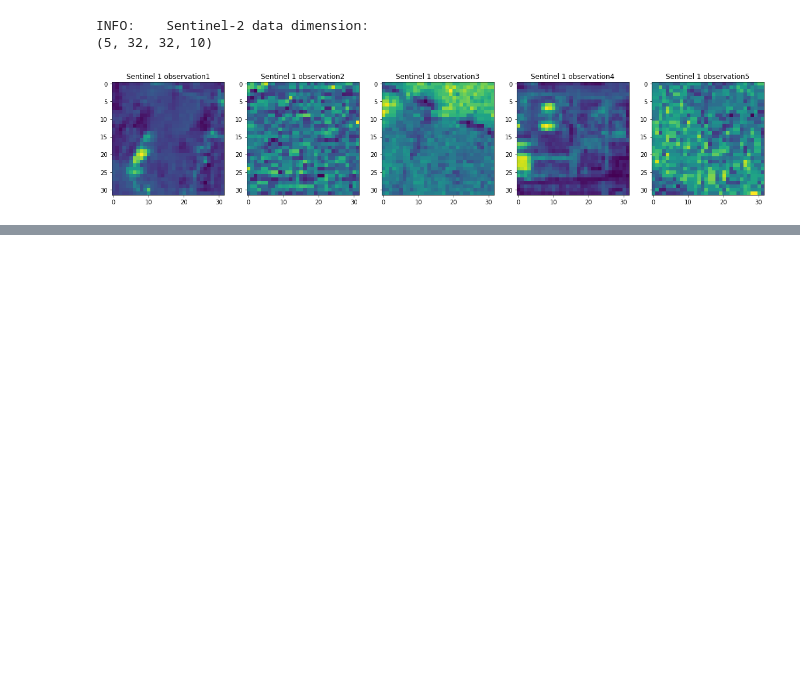
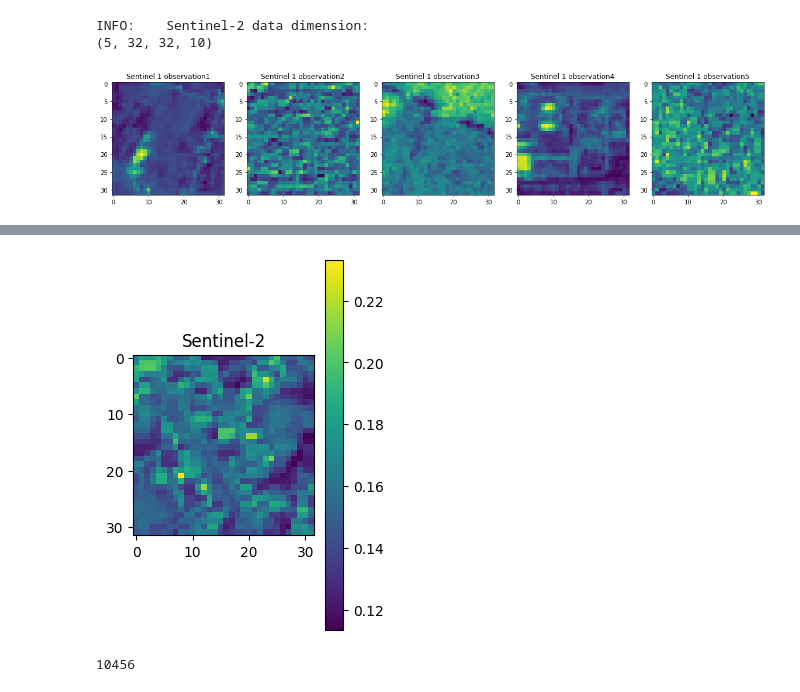
Before and after one commit to GM-git-dotcom/la_ood_cs640, a Jupyter notebook: code/So2sat.ipynb, the cells around one changed output, grey strips where cells are left out. Cells and saved outputs as stored; diff of their text form; code cells hidden in the pictures; blank space fills up the shorter version.

```diff
--- a/code/So2sat.ipynb
+++ b/code/So2sat.ipynb
@@ -99,0 +184,14 @@ for i in range(0,5):
+# %%
+plt.subplot(121)
+plt.imshow(s2[0,:,:,1]);
+plt.colorbar()
+plt.title('Sentinel-2')
+
+plt.show()
+# %% [output]
+[figure, added]
+# %%
+import gc
+gc.collect()
+# %% [output]
+10456
```
Also changed, not shown: parts of 5 cells of this notebook.
